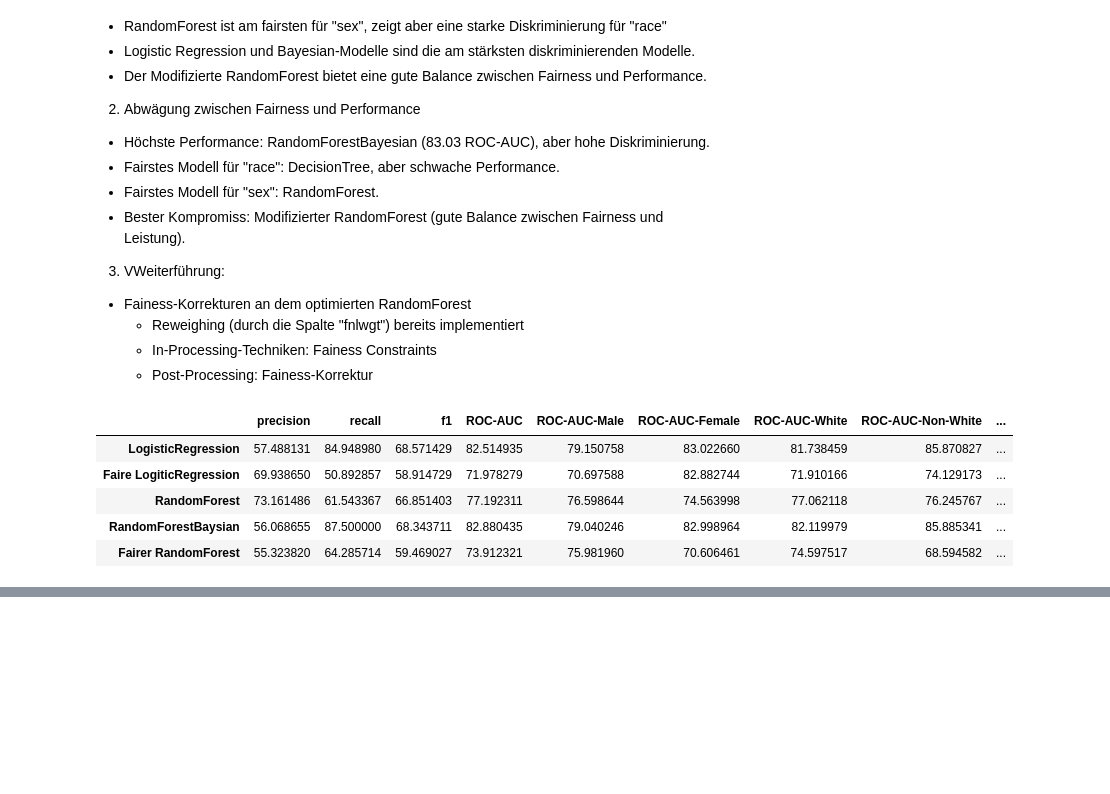
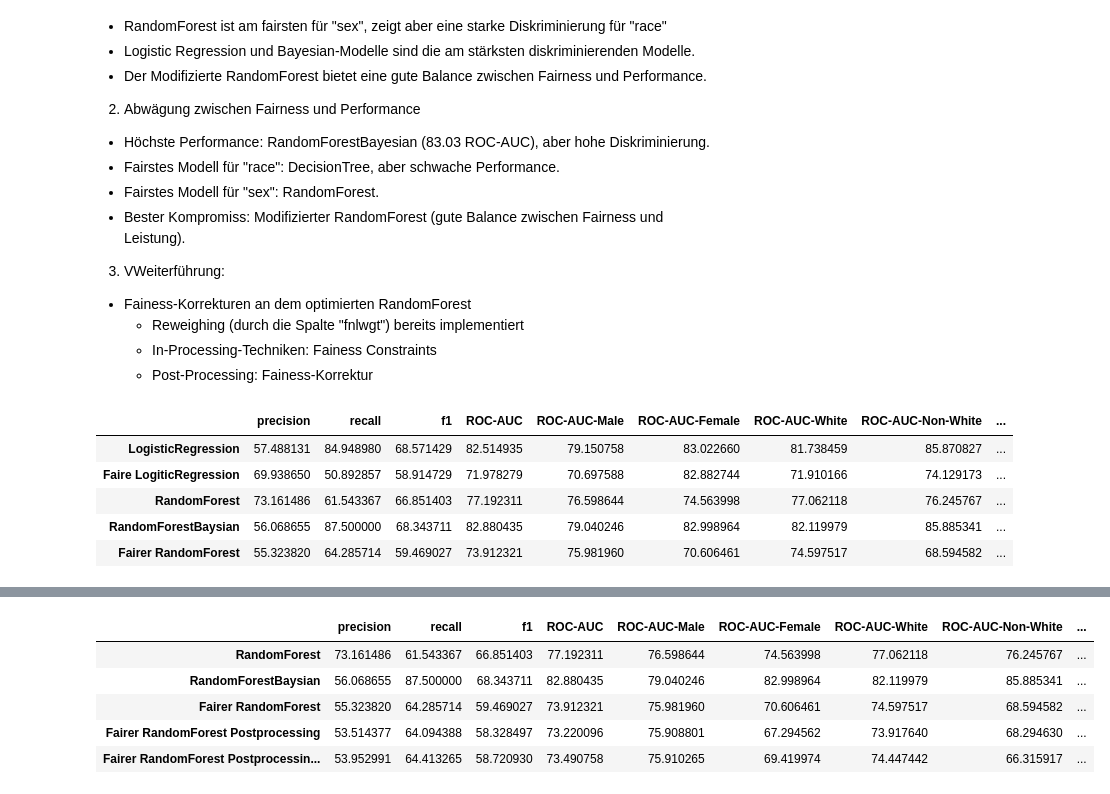
Before and after one commit to TobiasKipp3592/Adult_Cencus_Income_Project, a Jupyter notebook: data_science.ipynb, the cells around one changed output, grey strips where cells are left out. Cells and saved outputs as stored; diff of their text form; code cells hidden in the pictures; blank space fills up the shorter version.

Commit message:
Postprocessing

```diff
--- a/data_science.ipynb
+++ b/data_science.ipynb
@@ -1050,0 +1069,88 @@ Fairer Random Forest ist der beste Kompromiss zwischen Fairness und Modellqualit
+# %%
+# Threshold Optimizer mit Demographic Parity
+postprocess_model_eq = ThresholdOptimizer(
+    estimator=fair_model_rf,
+    constraints="equalized_odds",
+    prefit=True
+)
+
+# Trainiere den Postprocessor
+postprocess_model_eq.fit(X_train_processed, target_train, sensitive_features=features_train[["sex", "race"]])
+
+# Berechne faire Vorhersagen
+target_pred_fair_rf_post_eq = postprocess_model.predict(X_test_processed, sensitive_features=features_test[["sex", "race"]])
+# %%
+pred_target_list_fair = [target_pred_rf, target_pred_rf_ba, target_pred_fair_rf, target_pred_fair_rf_post, target_pred_fair_rf_post_eq]
+model_name = ["RandomForest", "RandomForestBaysian", "Fairer RandomForest", "Fairer RandomForest Postprocessing", "Fairer RandomForest Postprocessing_Eq"]
+mod_qual = []
+
+for target in pred_target_list_fair:
+    precision = precision_score(target_test, target)
+    recall = recall_score(target_test, target)
+    f1 = f1_score(target_test, target)
+    roc_auc = roc_auc_score(target_test, target)
+
+    mask = features_test["sex"] == 1
+    roc_auc_male = roc_auc_score(target_test[mask], target[mask])
+
+    mask = features_test["sex"] == 0
+    roc_auc_female = roc_auc_score(target_test[mask], target[mask])
+
+    mask = features_test["race"] == "White"
+    roc_auc_White = roc_auc_score(target_test[mask], target[mask])
+
+    mask = features_test["race"] != "White"
+    roc_auc_Non_White = roc_auc_score(target_test[mask], target[mask])
+
+    eq_odds_diff_sex = equalized_odds_difference(y_true = target_test,
+                                               y_pred = target,
+                                           sensitive_features= features_test["sex"])
+
+    eq_odds_diff_race = equalized_odds_difference(y_true = target_test,
+                                               y_pred = target,
+                                           sensitive_features= features_test["race"])
+    di_sex = demographic_parity_ratio(
+        y_pred = target,
+        y_true = target_test,
+        sensitive_features=features_test["sex"]
+    )
+
+    di_race = demographic_parity_ratio(
+        y_pred = target,
+        y_true = target_test,
+        sensitive_features=features_test["race"]
+    )
+
+    dp_diff_sex = demographic_parity_difference(
+        y_pred=target,
+        y_true=target_test,
+        sensitive_features=features_test["sex"])
+
+    dp_diff_race = demographic_parity_difference(
+        y_pred=target,
+        y_true=target_test,
+        sensitive_features=features_test["race"])
+
+    mod_qual.append({
+                    "precision": (precision*100), "recall": (recall*100), "f1":(f1*100), "ROC-AUC": (roc_auc*100),
+                    "ROC-AUC-Male": (roc_auc_male*100),
+                    "ROC-AUC-Female": (roc_auc_female*100),
+                    "ROC-AUC-White": (roc_auc_White*100),
+                    "ROC-AUC-Non-White": (roc_auc_Non_White*100),
+                    "EOD 'sex'": (eq_odds_diff_sex),
+                    "EOD 'race'": (eq_odds_diff_race),
+                    "DI 'sex'": (di_sex),
+                    "DI 'race'": (di_race),
+                    "DPD 'sex'": (dp_diff_sex),
+                    "DPD 'race'": (dp_diff_race)
+                    })
+
+df_mod_qual = pd.DataFrame(mod_qual, index=model_name)
+df_mod_qual
+# %% [output]
+|  | precision | recall | f1 | ROC-AUC | ROC-AUC-Male | ROC-AUC-Female | ROC-AUC-White | ROC-AUC-Non-White | ... |
+| RandomForest | 73.161486 | 61.543367 | 66.851403 | 77.192311 | 76.598644 | 74.563998 | 77.062118 | 76.245767 | ... |
+| RandomForestBaysian | 56.068655 | 87.500000 | 68.343711 | 82.880435 | 79.040246 | 82.998964 | 82.119979 | 85.885341 | ... |
+| Fairer RandomForest | 55.323820 | 64.285714 | 59.469027 | 73.912321 | 75.981960 | 70.606461 | 74.597517 | 68.594582 | ... |
+| Fairer RandomForest Postprocessing | 53.514377 | 64.094388 | 58.328497 | 73.220096 | 75.908801 | 67.294562 | 73.917640 | 68.294630 | ... |
+| Fairer RandomForest Postprocessin... | 53.952991 | 64.413265 | 58.720930 | 73.490758 | 75.910265 | 69.419974 | 74.447442 | 66.315917 | ... |
```
Also changed, not shown: parts of 4 cells of this notebook.
